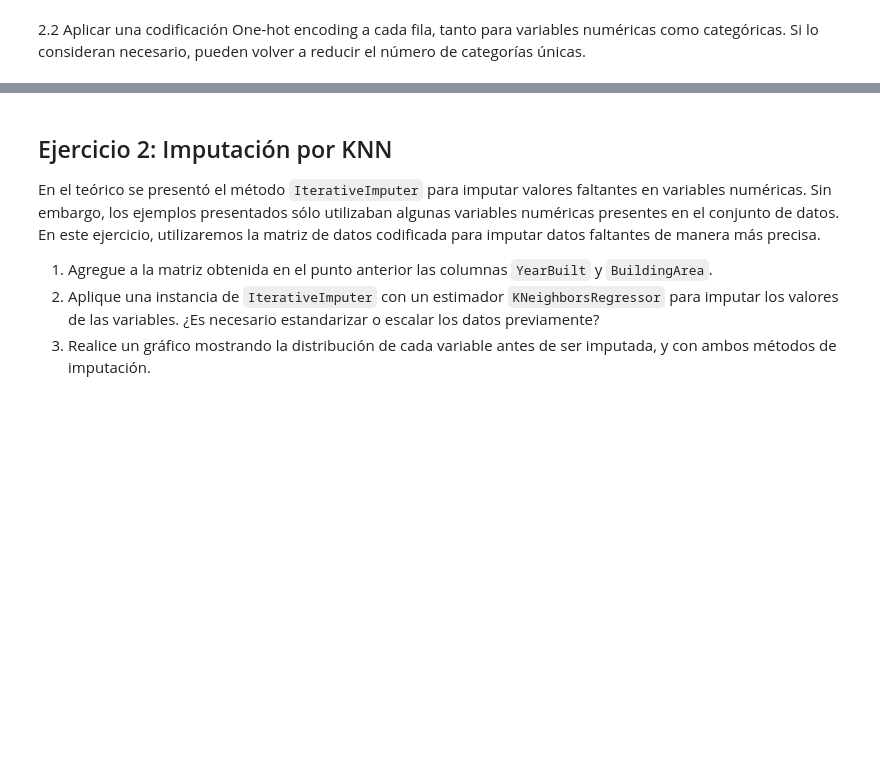
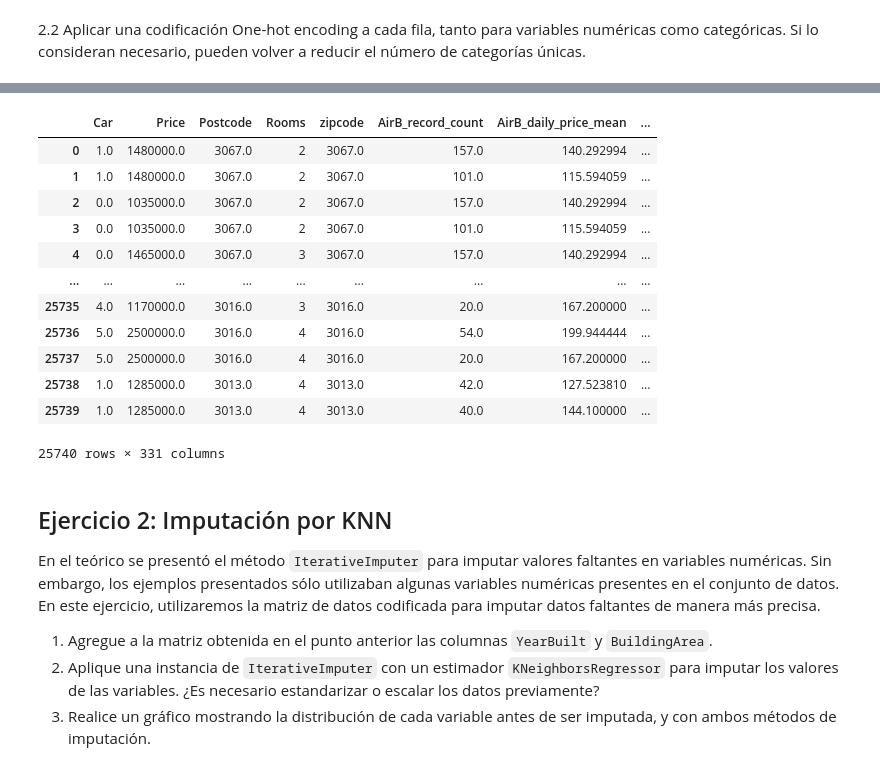
Before and after one commit to carolina-garay/AnalisisExploratorioYCuracion_Grupo32, a Jupyter notebook: AyC_Parte2__Garay_v1.ipynb, the cells around one changed output, grey strips where cells are left out. Cells and saved outputs as stored; diff of their text form; code cells hidden in the pictures; blank space fills up the shorter version.

```diff
--- a/AyC_Parte2__Garay_v1.ipynb
+++ b/AyC_Parte2__Garay_v1.ipynb
@@ -88,3 +233,22 @@ airmelb_new.sample(5)
+# %%
+# Eliminamos las vairables categóricas
+df = df.drop(columns=['Regionname', 'Suburb', 'Type'])
+# %%
+df
+# %% [output]
+|  | Car | Price | Postcode | Rooms | zipcode | AirB_record_count | AirB_daily_price_mean | ... |
+| 0 | 1.0 | 1480000.0 | 3067.0 | 2 | 3067.0 | 157.0 | 140.292994 | ... |
+| 1 | 1.0 | 1480000.0 | 3067.0 | 2 | 3067.0 | 101.0 | 115.594059 | ... |
+| 2 | 0.0 | 1035000.0 | 3067.0 | 2 | 3067.0 | 157.0 | 140.292994 | ... |
+| 3 | 0.0 | 1035000.0 | 3067.0 | 2 | 3067.0 | 101.0 | 115.594059 | ... |
+| 4 | 0.0 | 1465000.0 | 3067.0 | 3 | 3067.0 | 157.0 | 140.292994 | ... |
+| ... | ... | ... | ... | ... | ... | ... | ... | ... |
+| 25735 | 4.0 | 1170000.0 | 3016.0 | 3 | 3016.0 | 20.0 | 167.200000 | ... |
+| 25736 | 5.0 | 2500000.0 | 3016.0 | 4 | 3016.0 | 54.0 | 199.944444 | ... |
+| 25737 | 5.0 | 2500000.0 | 3016.0 | 4 | 3016.0 | 20.0 | 167.200000 | ... |
+| 25738 | 1.0 | 1285000.0 | 3013.0 | 4 | 3013.0 | 42.0 | 127.523810 | ... |
+| 25739 | 1.0 | 1285000.0 | 3013.0 | 4 | 3013.0 | 40.0 | 144.100000 | ... |
+25740 rows × 331 columns
 # %% [markdown]
 ## Ejercicio 2: Imputación por KNN
 
```
Also changed, not shown: parts of 20 cells of this notebook.
